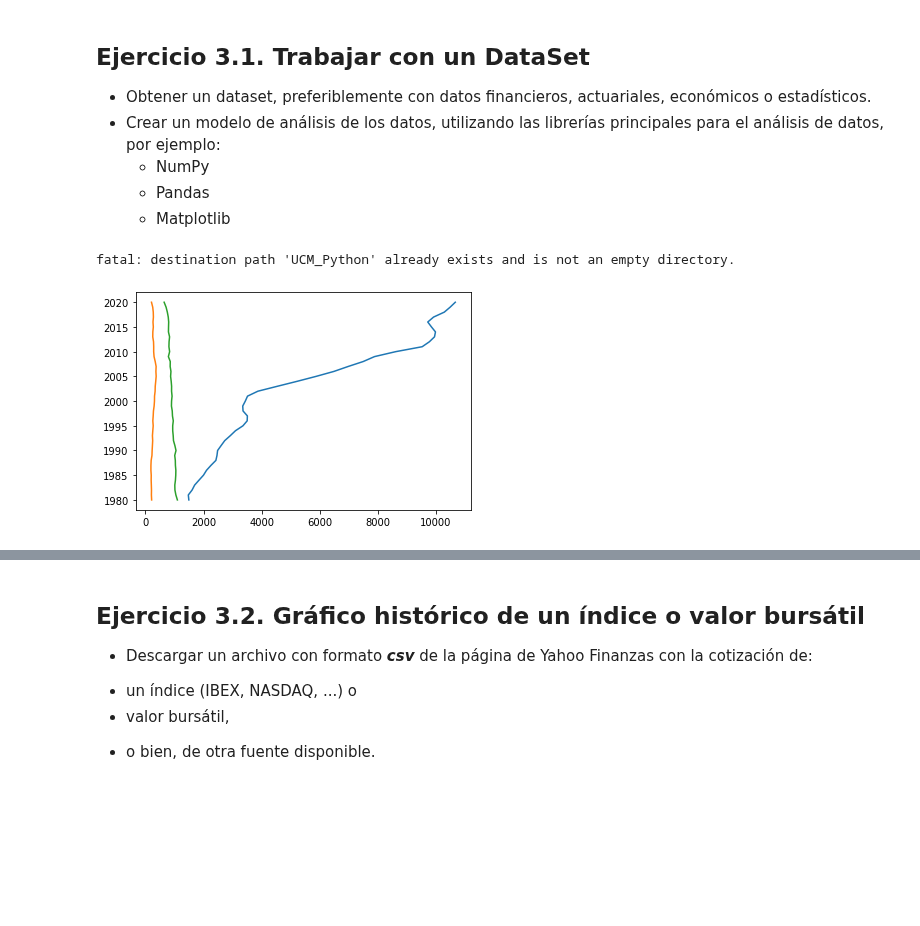
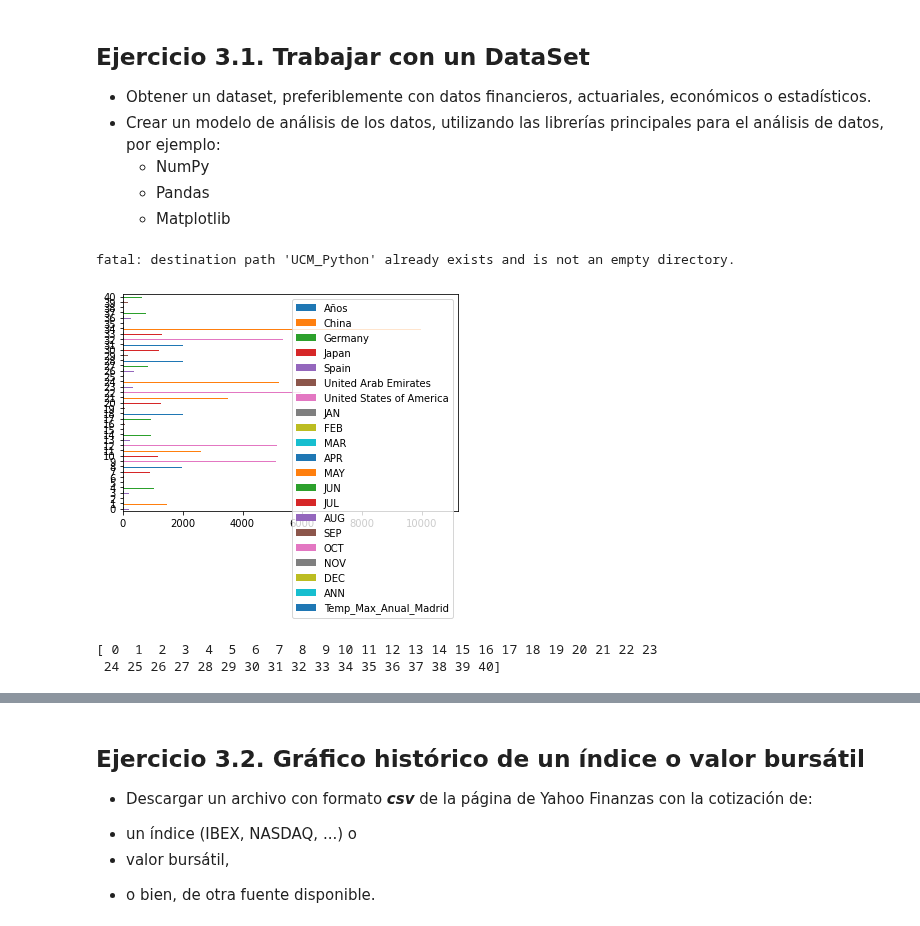
Before and after one commit to LViudez/UCM_Python, a Jupyter notebook: practicas/practica3.ipynb, the cells around one changed output, grey strips where cells are left out. Drawn from its saved outputs; the diff is of its cells as text; code cells hidden in the pictures; blank space fills up the shorter version.

```diff
--- a/practicas/practica3.ipynb
+++ b/practicas/practica3.ipynb
@@ -14,23 +14,67 @@
 # %%
 !git clone https://github.com/LViudez/UCM_Python.git
 
 import pandas as pd
 import matplotlib.pyplot as plt
+import numpy as np
 
 path = 'UCM_Python/practicas/Dtos_temp_CO2.xlsx' # Ruta del archivo
 Dc = pd.read_excel(path, sheet_name= 'Data') # Variable a la que hemos asociado el DataFrame para luego tratarla
 
 Dc.head()
 
-eje_x= []
+Dc.plot(kind= 'barh');
+
+
+
+
+
+
+
+
+
+
+
 
 #ax.plot(dias, temperaturas['Madrid'], linestyle = 'dashed')
 
 
 plt.plot(Dc['China'],Dc['Años'])
 plt.plot(Dc['Spain'],Dc['Años'])
 plt.plot(Dc['Germany'],Dc['Años'])
 plt.show()
+
+
+#print(Dc['Años'])
+
+#Dc.groupby('Años')['China','Germany','Japan','Spain','United Arab Emirates','United States of America'].plot(kind='bar') #['Grupo 1', 'Grupo 2', 'Grupo 3', 'Grupo 3']
+y = ['China','Germany','Japan','Spain','United Arab Emirates','United States of America']
+
+#hombres = [28,45,34,88]
+#mujeres = [10,72,37,65]
+
+serie = Dc.Años.value_counts()
+
+
+indice = np.arange(len(grupos))
+
+print(indice)
+
+## Se crean las primeras barras
+#plt.bar(indice, Dc['China'], label='China')
+
+## Se crean las segundas barras y se apilan sobre las primeras
+#plt.bar(indice, Dc['Germany'], label='Germany',  bottom='China')
+
+#plt.xticks(indice, grupos)
+#plt.ylabel("Participanes")
+#plt.xlabel("Grupos")
+#plt.title('Participantes por género')
+#plt.legend()
+
+#plt.show()
 # %% [output]
 fatal: destination path 'UCM_Python' already exists and is not an empty directory.
-[figure, old version]
+[figure, new version]
+[ 0  1  2  3  4  5  6  7  8  9 10 11 12 13 14 15 16 17 18 19 20 21 22 23
+ 24 25 26 27 28 29 30 31 32 33 34 35 36 37 38 39 40]
```
Also changed, not shown: parts of 1 cell of this notebook.
